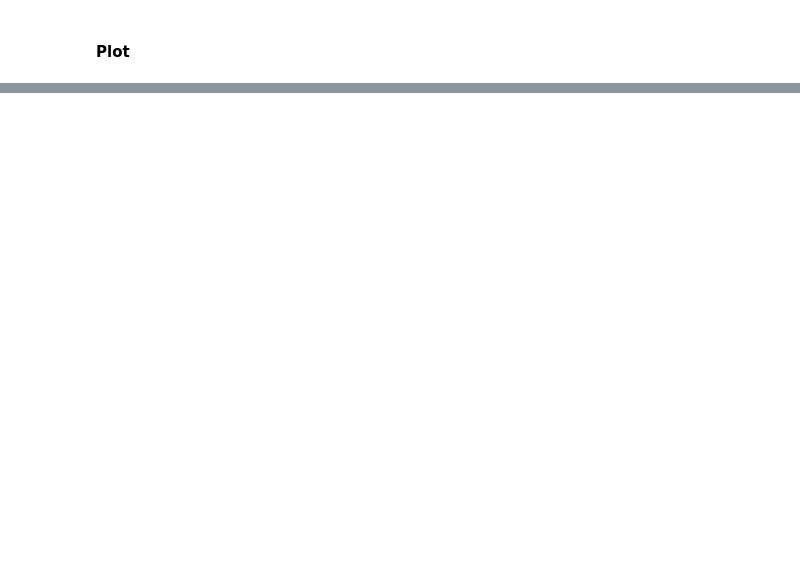
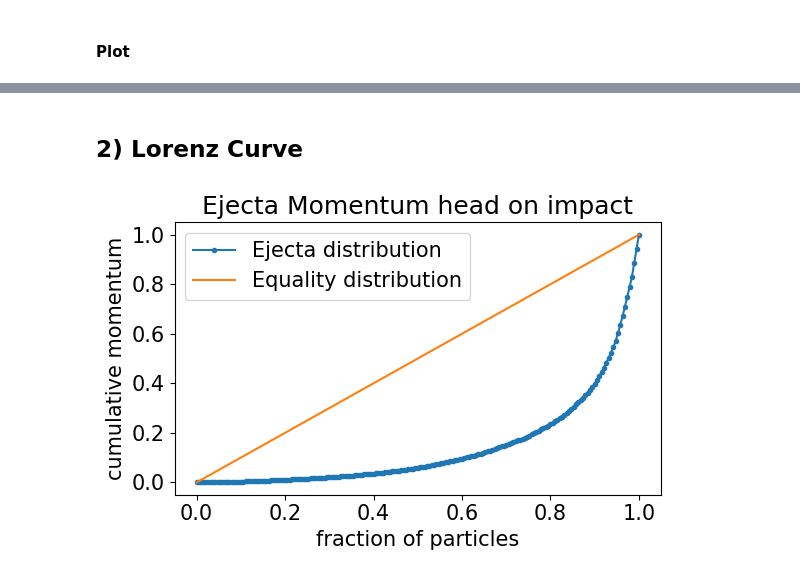
Before and after one commit to maxtue/DidymoonImpact, a Jupyter notebook: data_analysis/simulation_results.ipynb, the cells around one changed output, grey strips where cells are left out. Cells and saved outputs as stored; diff of their text form; code cells hidden in the pictures; blank space fills up the shorter version.

```diff
--- a/data_analysis/simulation_results.ipynb
+++ b/data_analysis/simulation_results.ipynb
@@ -83 +87,16 @@ plt.legend()
 [interactive output not drawn]
+# %% [markdown]
+## 2) Lorenz Curve
+# %%
+f_vals, l_vals = qe.lorenz_curve(recoil_momentum.values)
+
+fig, ax = plt.subplots()
+ax.plot(f_vals, l_vals, label='Ejecta distribution', marker='.')
+ax.plot(f_vals, f_vals, label='Equality distribution')
+ax.set_title("Ejecta Momentum head on impact")
+ax.set_ylabel("cumulative momentum")
+ax.set_xlabel("fraction of particles")
+plt.legend()
+fig.savefig("../MasterThesis/images/beta_lorenz_ang0.pdf")
+# %% [output]
+[figure, added]
```
Also changed, not shown: parts of 5 cells of this notebook, 8 other files.
